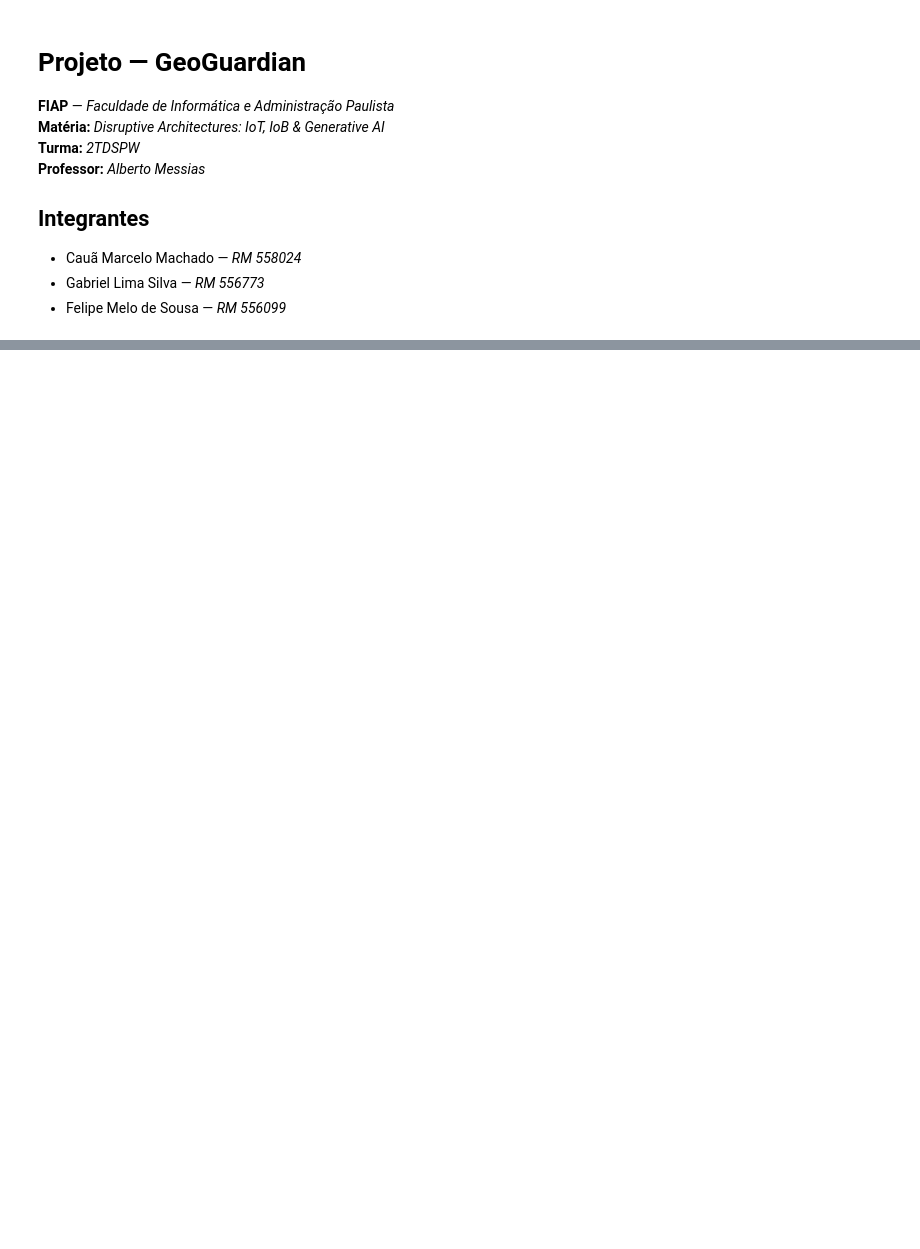
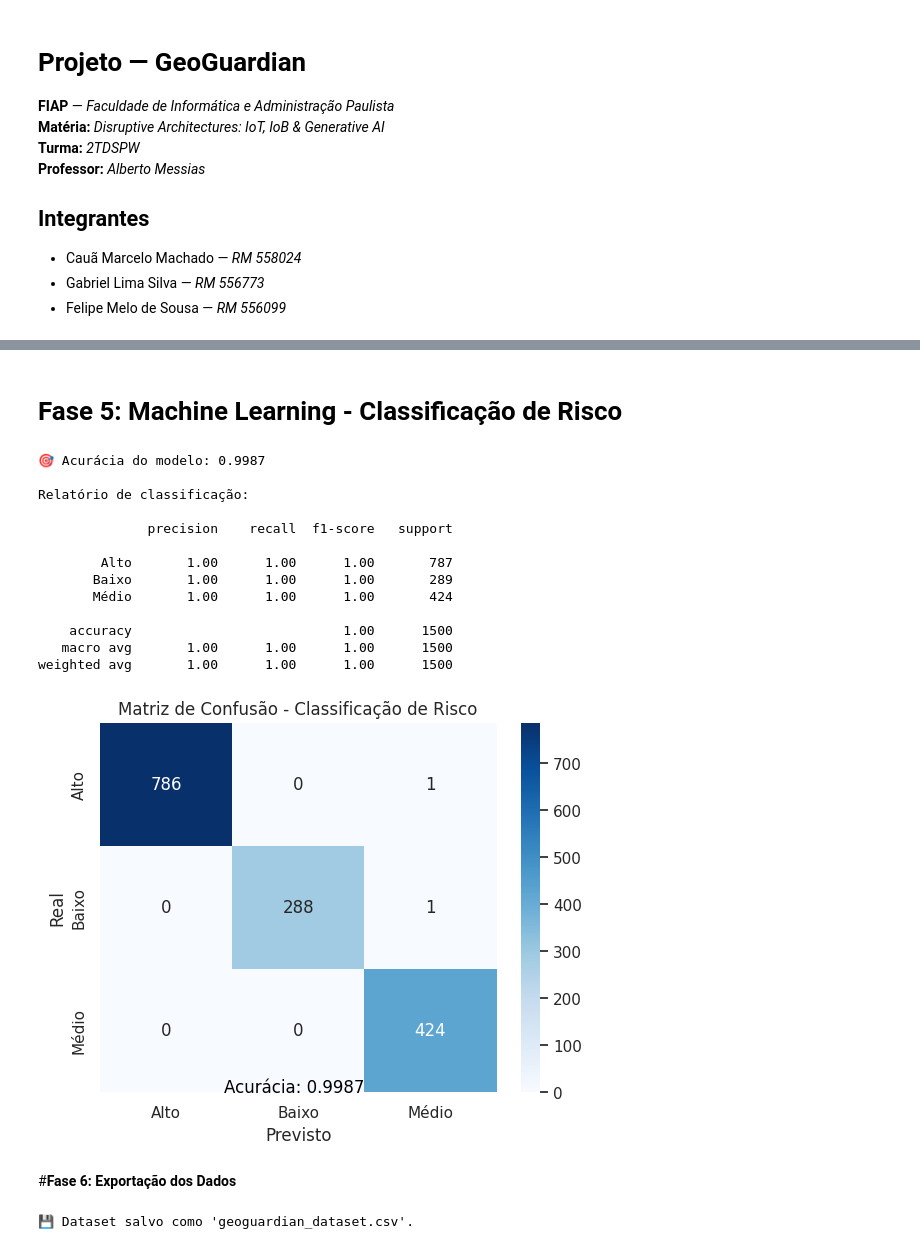
Before and after one commit to CauaMachad0/GeoGuardian-IoT, a Jupyter notebook: GeoGuardian.ipynb, the cells around one changed output, grey strips where cells are left out. Drawn from its saved outputs; the diff is of its cells as text; code cells hidden in the pictures; blank space fills up the shorter version.

```diff
--- a/GeoGuardian.ipynb
+++ b/GeoGuardian.ipynb
@@ -145,0 +161,67 @@ plt.show()
+# %% [markdown]
+# **Fase 5: Machine Learning - Classificação de Risco**
+# %%
+# Codificar variáveis categóricas
+le_local = LabelEncoder()
+le_risco = LabelEncoder()
+
+df["Local_Enc"] = le_local.fit_transform(df["Local"])
+df["Risco_Enc"] = le_risco.fit_transform(df["Risco"])
+
+X = df[["Local_Enc", "Temperatura", "Umidade", "Vibracao", "Qualidade_Solo"]]
+y = df["Risco_Enc"]
+
+X_train, X_test, y_train, y_test = train_test_split(
+    X, y, test_size=0.3, random_state=42
+)
+
+model = XGBClassifier(eval_metric="mlogloss")
+model.fit(X_train, y_train)
+
+y_pred = model.predict(X_test)
+
+acc = accuracy_score(y_test, y_pred)
+print(f"Acurácia do modelo: {acc:.4f}")
+
+print("\nRelatório de classificação:\n")
+print(classification_report(y_test, y_pred, target_names=le_risco.classes_))
+
+cm = confusion_matrix(y_test, y_pred)
+
+sns.heatmap(
+    cm, annot=True, fmt="d", cmap="Blues",
+    xticklabels=le_risco.classes_, yticklabels=le_risco.classes_
+)
+plt.xlabel("Previsto")
+plt.ylabel("Real")
+plt.title("Matriz de Confusão - Classificação de Risco")
+
+plt.text(
+    cm.shape[1] - 1, cm.shape[0],
+    f"Acurácia: {acc:.4f}",
+    fontsize=12, color='black', ha='right'
+)
+
+plt.show()
+# %% [output]
+🎯 Acurácia do modelo: 0.9987
+
+Relatório de classificação:
+
+              precision    recall  f1-score   support
+
+        Alto       1.00      1.00      1.00       787
+       Baixo       1.00      1.00      1.00       289
+       Médio       1.00      1.00      1.00       424
+
+    accuracy                           1.00      1500
+   macro avg       1.00      1.00      1.00      1500
+weighted avg       1.00      1.00      1.00      1500
+[figure, added]
+# %% [markdown]
+#**Fase 6: Exportação dos Dados**
+# %%
+df.to_csv("geoguardian_dataset.csv", index=False)
+print("💾 Dataset salvo como 'geoguardian_dataset.csv'.")
+# %% [output]
+💾 Dataset salvo como 'geoguardian_dataset.csv'.
```
Also changed, not shown: parts of 18 cells of this notebook, 2 other files.
